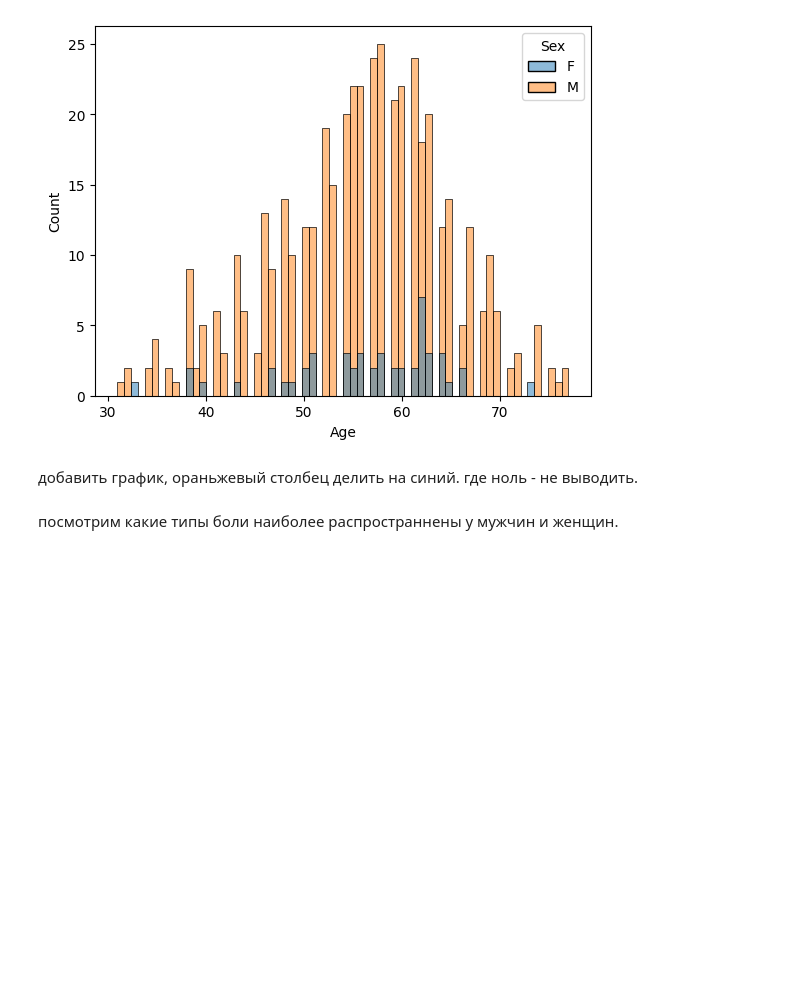
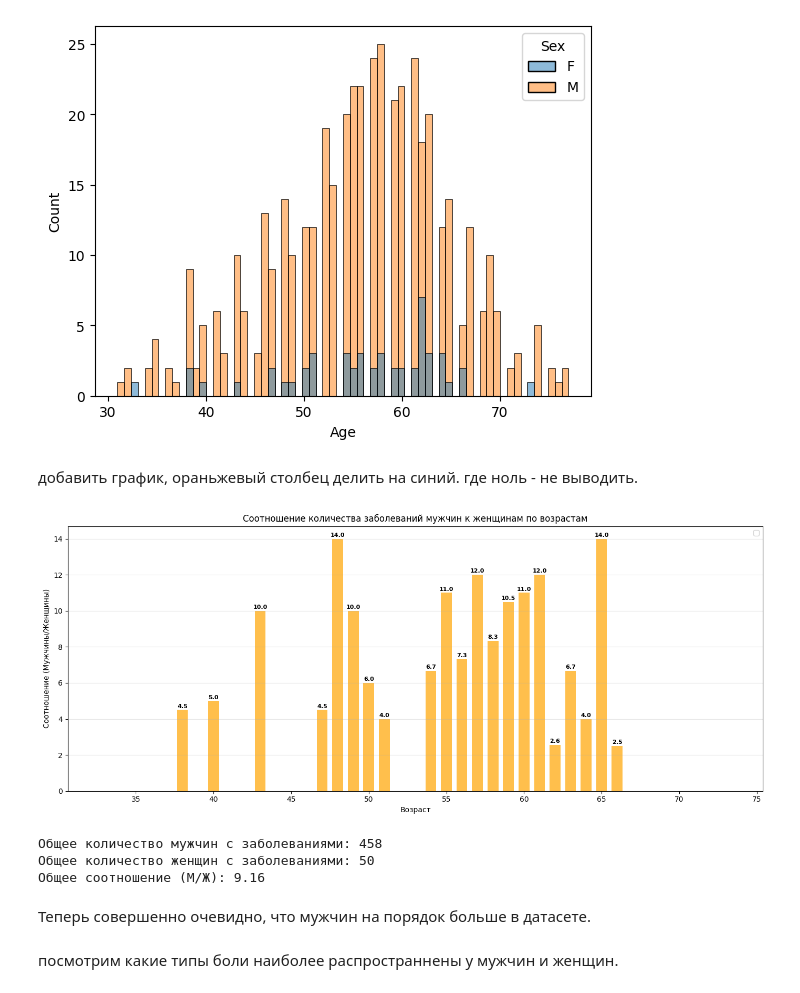
Before and after one commit to yarmukh/Heart-Failure-Prediction, a Jupyter notebook: notebook.ipynb, the cells around one changed output. Saved outputs shown, nothing was run; the diff lists cells and outputs as text; code cells hidden in the pictures; blank space fills up the shorter version.

```diff
--- a/notebook.ipynb
+++ b/notebook.ipynb
@@ -136,6 +137,67 @@ sns.histplot(data = df[df["HeartDisease"] == 1], x = "Age", binwidth = 0.7, hue
 [figure]
 # %% [markdown]
 добавить график, ораньжевый столбец делить на синий. где ноль - не выводить.
+# %%
+heart_disease_data = df[df["HeartDisease"] == 1]
+age_gender_counts = heart_disease_data.groupby(['Age', 'Sex']).size().unstack(fill_value=0)
+
+ratios = []
+ages_with_ratio = []
+for age in age_gender_counts.index:
+    if 'F' in age_gender_counts.columns and 'M' in age_gender_counts.columns:
+        female_count = age_gender_counts.loc[age, 'F']
+        male_count = age_gender_counts.loc[age, 'M']
+
+        if female_count > 0:
+            ratio = male_count / female_count
+            ratios.append(ratio)
+            ages_with_ratio.append(age)
+    elif 'Female' in age_gender_counts.columns and 'Male' in age_gender_counts.columns:
+        female_count = age_gender_counts.loc[age, 'Female']
+        male_count = age_gender_counts.loc[age, 'Male']
+
+        if female_count > 0:
+            ratio = male_count / female_count
+            ratios.append(ratio)
+            ages_with_ratio.append(age)
+
+plt.figure(figsize=(14, 6))
+if len(ages_with_ratio) > 0:
+    bars = plt.bar(ages_with_ratio, ratios, color='orange', alpha=0.7, width=0.7)
+    plt.xlabel('Возраст')
+    plt.ylabel('Соотношение (Мужчины/Женщины)')
+    plt.title('Соотношение количества заболеваний мужчин к женщинам по возрастам')
+    plt.grid(axis='y', alpha=0.3)
+
+    for i, (age, ratio) in enumerate(zip(ages_with_ratio, ratios)):
+        if ratio > 0:
+            plt.text(age, ratio + 0.05, f'{ratio:.1f}',
+                    ha='center', va='bottom', fontsize=8, fontweight='bold')
+
+    plt.legend()
+else:
+    plt.text(0.5, 0.5, 'Нет данных для расчета соотношений по возрастам',
+             ha='center', va='center', transform=plt.gca().transAxes)
+    plt.title('Соотношение количества заболеваний мужчин к женщинам по возрастам')
+
+plt.tight_layout()
+plt.show()
+
+total_male = heart_disease_data[heart_disease_data['Sex'].isin(['M', 'Male'])].shape[0]
+total_female = heart_disease_data[heart_disease_data['Sex'].isin(['F', 'Female'])].shape[0]
+
+print(f"Общее количество мужчин с заболеваниями: {total_male}")
+print(f"Общее количество женщин с заболеваниями: {total_female}")
+if total_female > 0:
+    total_ratio = total_male / total_female
+    print(f"Общее соотношение (М/Ж): {total_ratio:.2f}")
+# %% [output]
+[figure, added]
+Общее количество мужчин с заболеваниями: 458
+Общее количество женщин с заболеваниями: 50
+Общее соотношение (М/Ж): 9.16
+# %% [markdown]
+Теперь совершенно очевидно, что мужчин на порядок больше в датасете.
 # %% [markdown]
 посмотрим какие типы боли наиболее распространнены у мужчин и женщин.
 # %%
```
Also changed, not shown: parts of 27 cells of this notebook.
